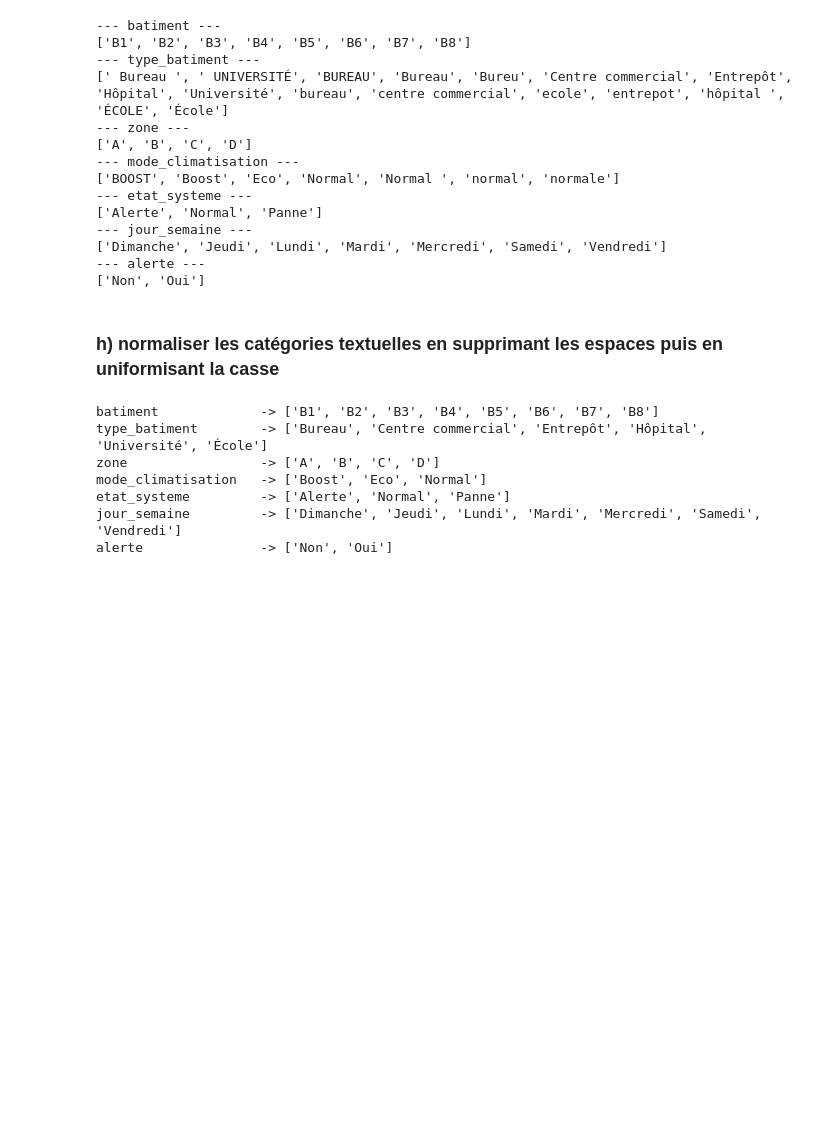
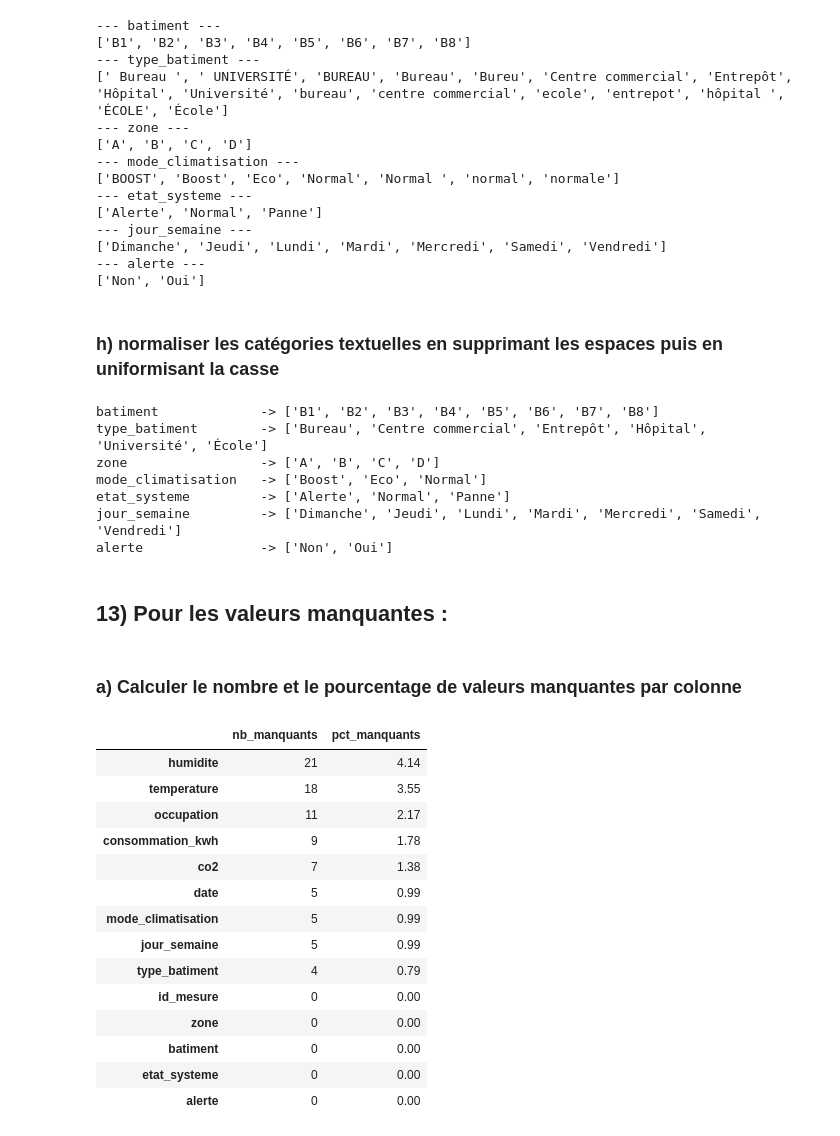
Before and after one commit to Damstat/atelier_prepa_donnees_tab, a Jupyter notebook: notebooks/atelier_prepa_donnees_tab.ipynb, the cells around one changed output. Cells and saved outputs as stored; diff of their text form; code cells hidden in the pictures; blank space fills up the shorter version.

Commit message:
13a: Calcul du nombre et du pourcentage de valeurs manquantes

```diff
--- a/notebooks/atelier_prepa_donnees_tab.ipynb
+++ b/notebooks/atelier_prepa_donnees_tab.ipynb
@@ -352,3 +352,30 @@ mode_climatisation   -> ['Boost', 'Eco', 'Normal']
 etat_systeme         -> ['Alerte', 'Normal', 'Panne']
 jour_semaine         -> ['Dimanche', 'Jeudi', 'Lundi', 'Mardi', 'Mercredi', 'Samedi', 'Vendredi']
 alerte               -> ['Non', 'Oui']
+# %% [markdown]
+## 13) Pour les valeurs manquantes :
+# %% [markdown]
+### a) Calculer le nombre et le pourcentage de valeurs manquantes par colonne
+# %%
+manquantes = pd.DataFrame({
+    "nb_manquants": df.isna().sum(),
+    "pct_manquants": (df.isna().mean() * 100).round(2),
+}).sort_values("nb_manquants", ascending=False)
+
+manquantes
+# %% [output]
+|  | nb_manquants | pct_manquants |
+| humidite | 21 | 4.14 |
+| temperature | 18 | 3.55 |
+| occupation | 11 | 2.17 |
+| consommation_kwh | 9 | 1.78 |
+| co2 | 7 | 1.38 |
+| date | 5 | 0.99 |
+| mode_climatisation | 5 | 0.99 |
+| jour_semaine | 5 | 0.99 |
+| type_batiment | 4 | 0.79 |
+| id_mesure | 0 | 0.00 |
+| zone | 0 | 0.00 |
+| batiment | 0 | 0.00 |
+| etat_systeme | 0 | 0.00 |
+| alerte | 0 | 0.00 |
```
